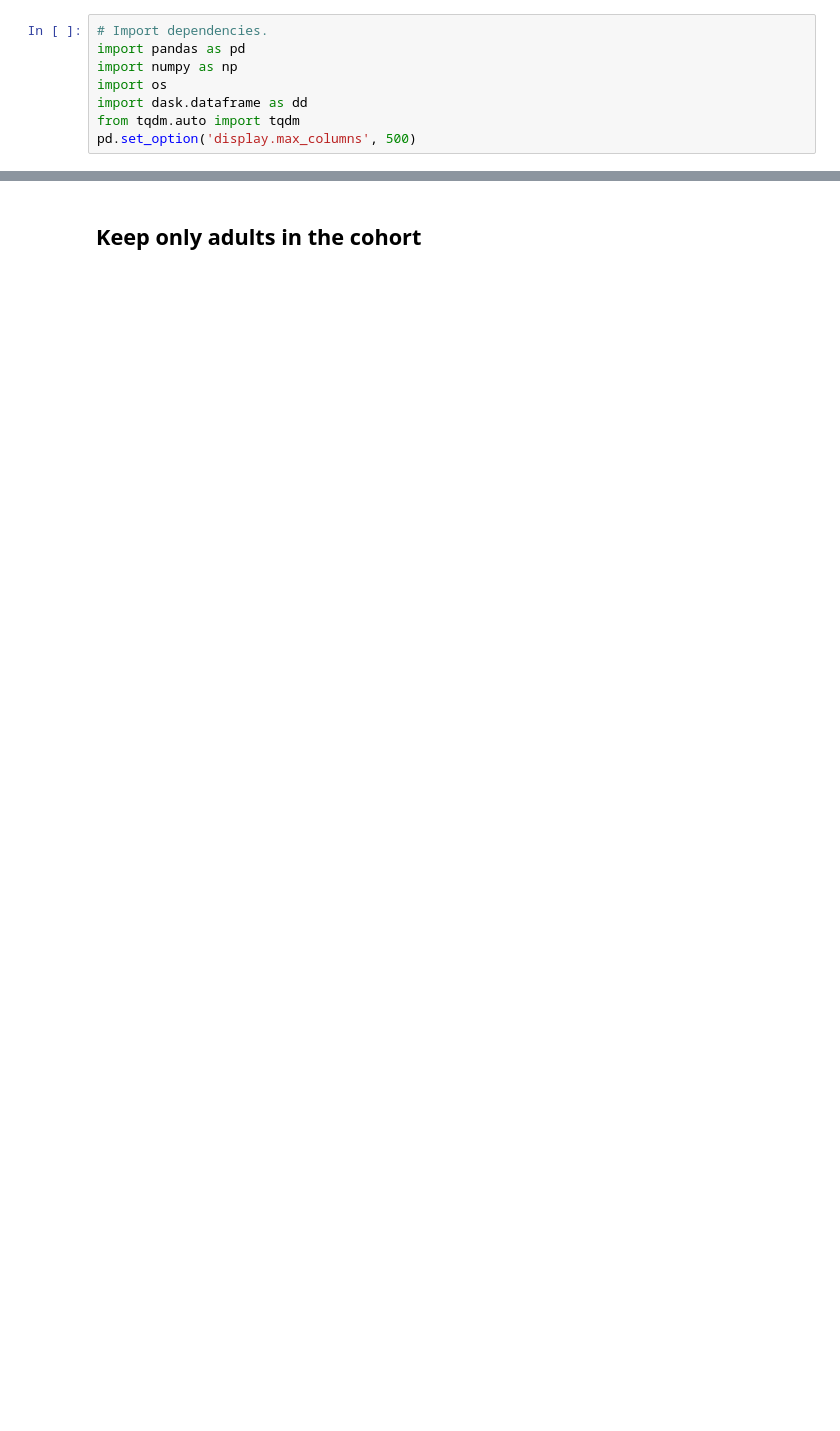
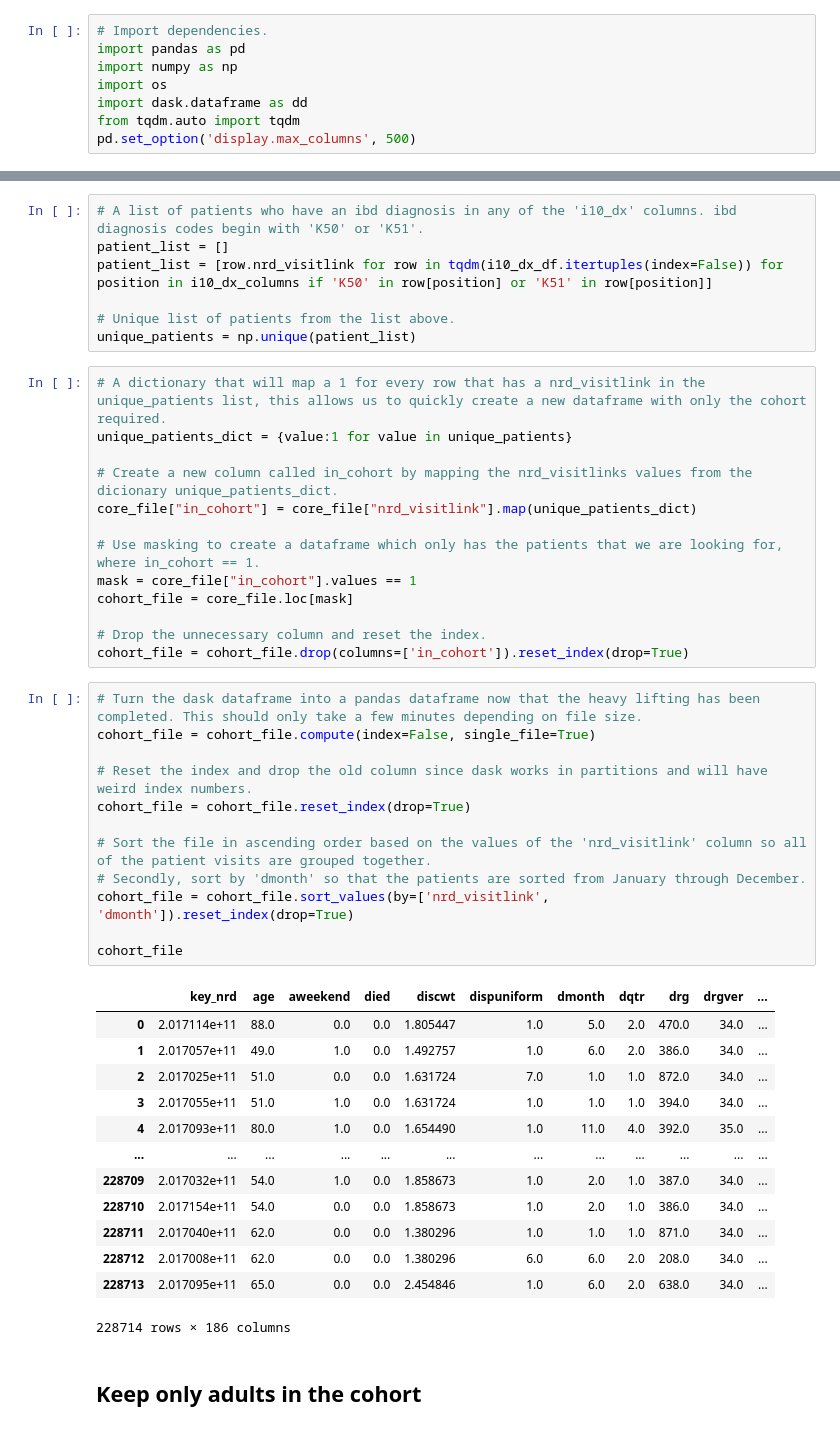
Before and after one commit to Autonomousse/UCSD_NRD_2017, a Jupyter notebook: NRD_2017_defining_cohort.ipynb, the cells around one changed output, grey strips where cells are left out. Saved outputs shown, nothing was run; the diff lists cells and outputs as text; blank space fills up the shorter version.

```diff
--- a/NRD_2017_defining_cohort.ipynb
+++ b/NRD_2017_defining_cohort.ipynb
@@ -19,3 +54,49 @@ len(np.unique(cohort_file['nrd_visitlink']))
+# %%
+# A list of patients who have an ibd diagnosis in any of the 'i10_dx' columns. ibd diagnosis codes begin with 'K50' or 'K51'.
+patient_list = []
+patient_list = [row.nrd_visitlink for row in tqdm(i10_dx_df.itertuples(index=False)) for position in i10_dx_columns if 'K50' in row[position] or 'K51' in row[position]]
+
+# Unique list of patients from the list above.
+unique_patients = np.unique(patient_list)
+# %%
+# A dictionary that will map a 1 for every row that has a nrd_visitlink in the unique_patients list, this allows us to quickly create a new dataframe with only the cohort required.
+unique_patients_dict = {value:1 for value in unique_patients}
+
+# Create a new column called in_cohort by mapping the nrd_visitlinks values from the dicionary unique_patients_dict.
+core_file["in_cohort"] = core_file["nrd_visitlink"].map(unique_patients_dict)
+
+# Use masking to create a dataframe which only has the patients that we are looking for, where in_cohort == 1.
+mask = core_file["in_cohort"].values == 1
+cohort_file = core_file.loc[mask]
+
+# Drop the unnecessary column and reset the index.
+cohort_file = cohort_file.drop(columns=['in_cohort']).reset_index(drop=True)
+# %%
+# Turn the dask dataframe into a pandas dataframe now that the heavy lifting has been completed. This should only take a few minutes depending on file size.
+cohort_file = cohort_file.compute(index=False, single_file=True)
+
+# Reset the index and drop the old column since dask works in partitions and will have weird index numbers.
+cohort_file = cohort_file.reset_index(drop=True)
+
+# Sort the file in ascending order based on the values of the 'nrd_visitlink' column so all of the patient visits are grouped together.
+# Secondly, sort by 'dmonth' so that the patients are sorted from January through December.
+cohort_file = cohort_file.sort_values(by=['nrd_visitlink', 'dmonth']).reset_index(drop=True)
+
+cohort_file
+# %% [output]
+|  | key_nrd | age | aweekend | died | discwt | dispuniform | dmonth | dqtr | drg | drgver | ... |
+| 0 | 2.017114e+11 | 88.0 | 0.0 | 0.0 | 1.805447 | 1.0 | 5.0 | 2.0 | 470.0 | 34.0 | ... |
+| 1 | 2.017057e+11 | 49.0 | 1.0 | 0.0 | 1.492757 | 1.0 | 6.0 | 2.0 | 386.0 | 34.0 | ... |
+| 2 | 2.017025e+11 | 51.0 | 0.0 | 0.0 | 1.631724 | 7.0 | 1.0 | 1.0 | 872.0 | 34.0 | ... |
+| 3 | 2.017055e+11 | 51.0 | 1.0 | 0.0 | 1.631724 | 1.0 | 1.0 | 1.0 | 394.0 | 34.0 | ... |
+| 4 | 2.017093e+11 | 80.0 | 1.0 | 0.0 | 1.654490 | 1.0 | 11.0 | 4.0 | 392.0 | 35.0 | ... |
+| ... | ... | ... | ... | ... | ... | ... | ... | ... | ... | ... | ... |
+| 228709 | 2.017032e+11 | 54.0 | 1.0 | 0.0 | 1.858673 | 1.0 | 2.0 | 1.0 | 387.0 | 34.0 | ... |
+| 228710 | 2.017154e+11 | 54.0 | 0.0 | 0.0 | 1.858673 | 1.0 | 2.0 | 1.0 | 386.0 | 34.0 | ... |
+| 228711 | 2.017040e+11 | 62.0 | 0.0 | 0.0 | 1.380296 | 1.0 | 1.0 | 1.0 | 871.0 | 34.0 | ... |
+| 228712 | 2.017008e+11 | 62.0 | 0.0 | 0.0 | 1.380296 | 6.0 | 6.0 | 2.0 | 208.0 | 34.0 | ... |
+| 228713 | 2.017095e+11 | 65.0 | 0.0 | 0.0 | 2.454846 | 1.0 | 6.0 | 2.0 | 638.0 | 34.0 | ... |
+228714 rows × 186 columns
 # %% [markdown]
 ## Keep only adults in the cohort
 # %%
```
Also changed, not shown: parts of 46 cells of this notebook, 1 other file.
